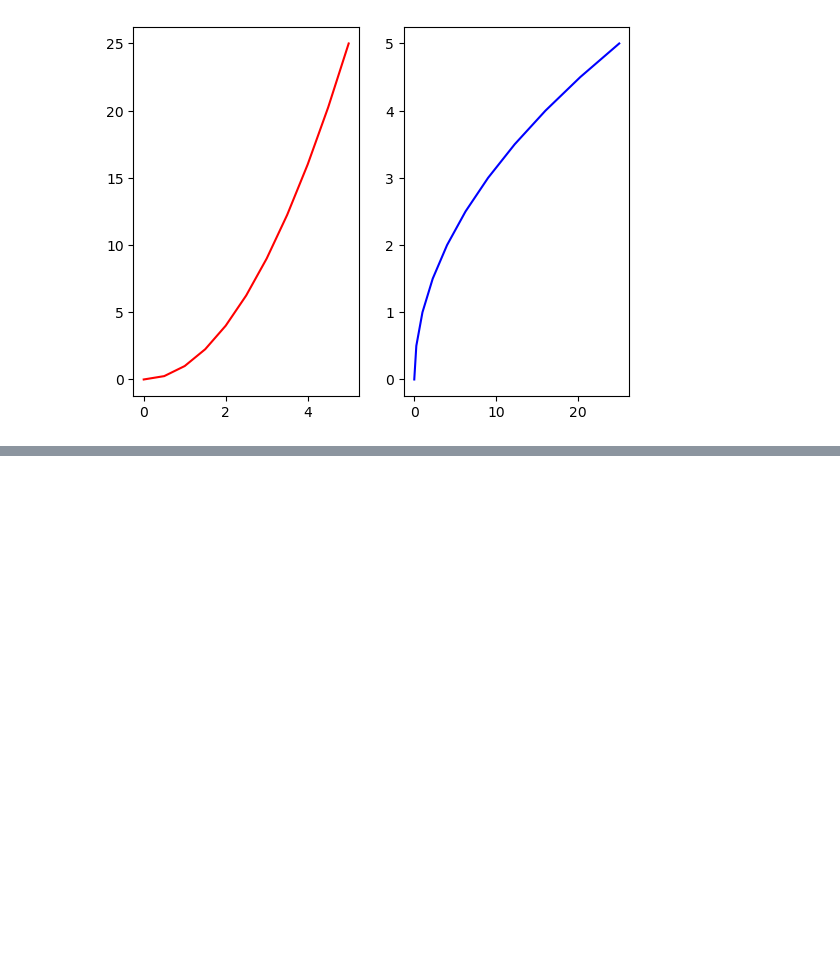
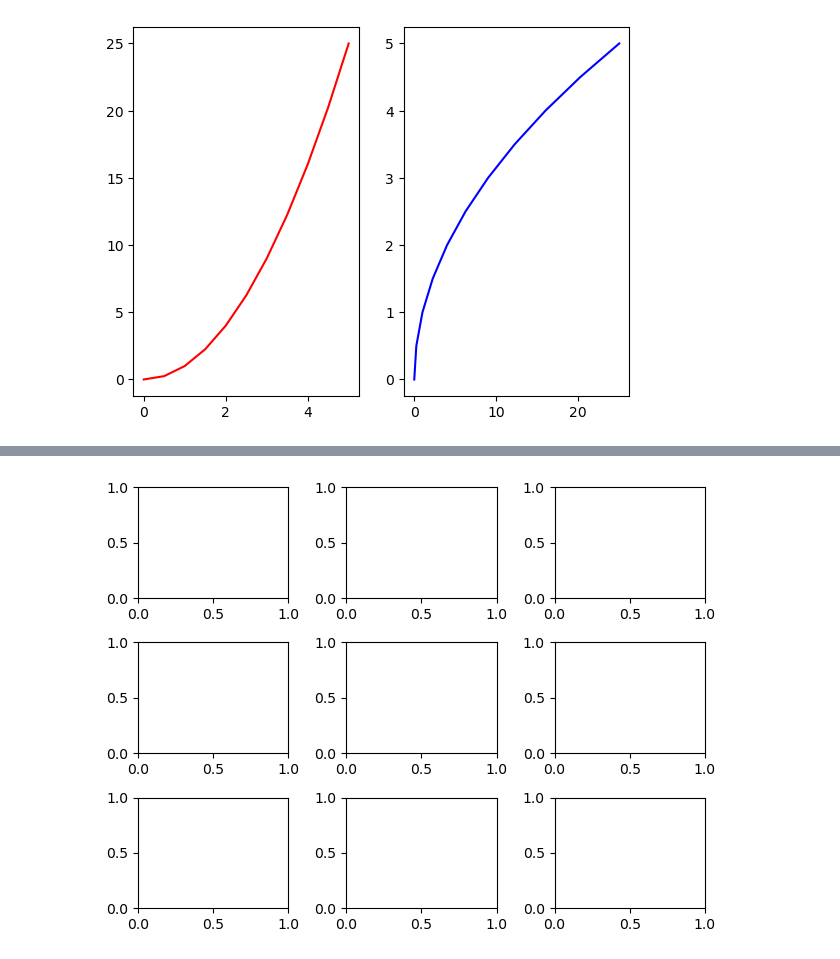
Before and after one commit to intendedsideeffects/Project-2, a Jupyter notebook: Sprint 2 - Matplotlib.ipynb, the cells around one changed output, grey strips where cells are left out. Saved outputs shown, nothing was run; the diff lists cells and outputs as text; code cells hidden in the pictures; blank space fills up the shorter version.

```diff
--- a/Sprint 2 - Matplotlib.ipynb
+++ b/Sprint 2 - Matplotlib.ipynb
@@ -50,0 +64,8 @@ Error:
+# %%
+# create subplot using  Object oriented method
+
+fig, axes = plt.subplots(nrows = 3, ncols = 3) # specify number of row and colums
+
+plt.tight_layout()
+# %% [output]
+[figure, added]
```
Also changed, not shown: parts of 2 cells of this notebook, 2 other files.
